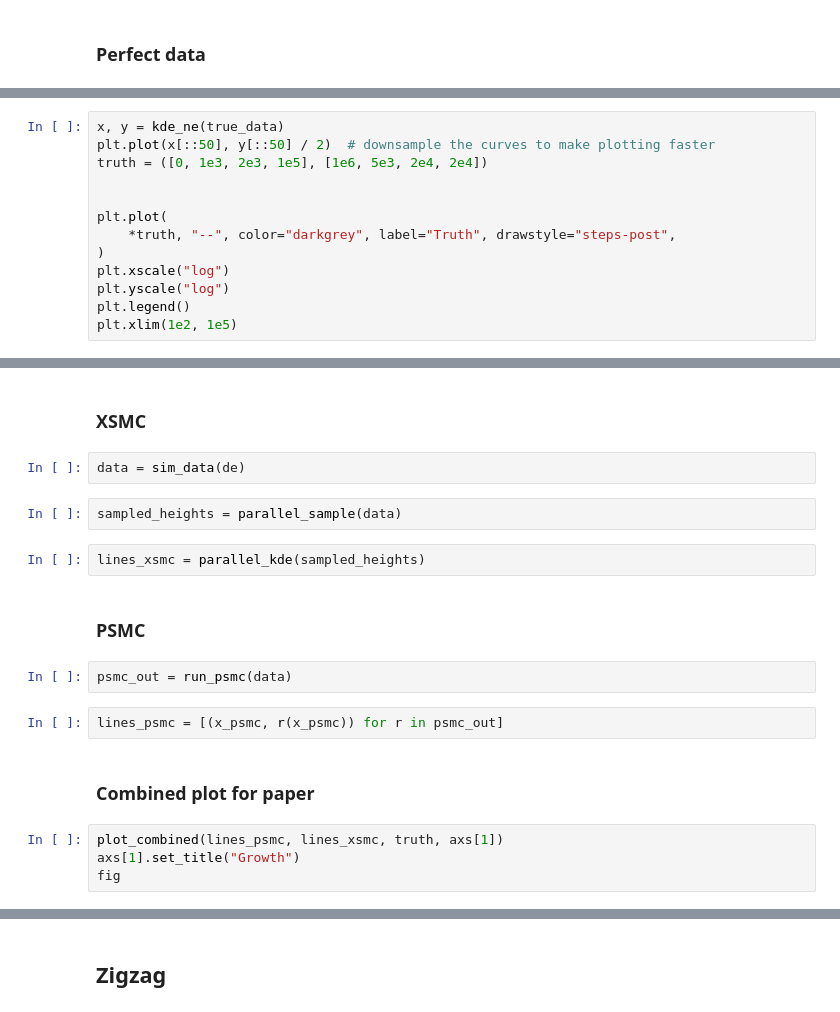
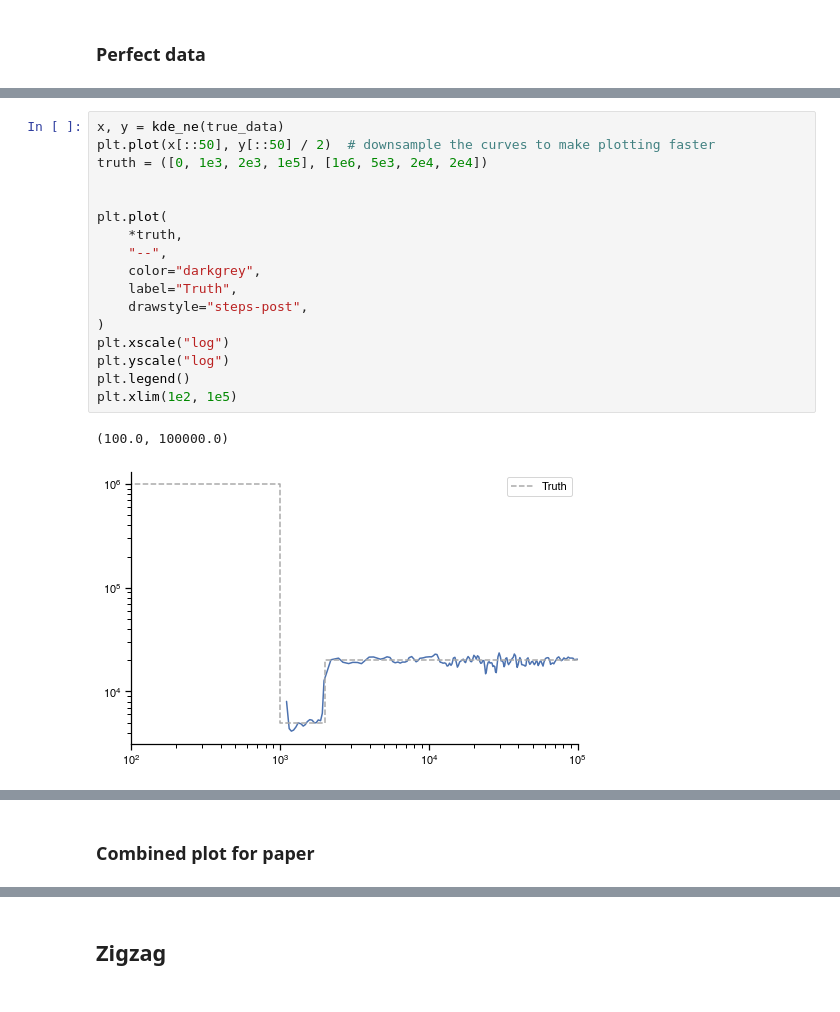
Before and after one commit to terhorst/xsmc, a Jupyter notebook: docsrc/source/paper/psmc.ipynb, the cells around one changed output, grey strips where cells are left out. Saved outputs shown, nothing was run; the diff lists cells and outputs as text.

```diff
--- a/docsrc/source/paper/psmc.ipynb
+++ b/docsrc/source/paper/psmc.ipynb
@@ -290,13 +195,20 @@ true_data = np.array(
 # %%
 x, y = kde_ne(true_data)
 plt.plot(x[::50], y[::50] / 2)  # downsample the curves to make plotting faster
 truth = ([0, 1e3, 2e3, 1e5], [1e6, 5e3, 2e4, 2e4])
 
 
 plt.plot(
-    *truth, "--", color="darkgrey", label="Truth", drawstyle="steps-post",
+    *truth,
+    "--",
+    color="darkgrey",
+    label="Truth",
+    drawstyle="steps-post",
 )
 plt.xscale("log")
 plt.yscale("log")
 plt.legend()
 plt.xlim(1e2, 1e5)
+# %% [output]
+(100.0, 100000.0)
+[figure, added]
@@ -303,20 +216,2 @@ plt.xlim(1e2, 1e5)
-# %% [markdown]
-### XSMC
-# %%
-data = sim_data(de)
-# %%
-sampled_heights = parallel_sample(data)
-# %%
-lines_xsmc = parallel_kde(sampled_heights)
-# %% [markdown]
-### PSMC
-# %%
-psmc_out = run_psmc(data)
-# %%
-lines_psmc = [(x_psmc, r(x_psmc)) for r in psmc_out]
 # %% [markdown]
 ### Combined plot for paper
-# %%
-plot_combined(lines_psmc, lines_xsmc, truth, axs[1])
-axs[1].set_title("Growth")
-fig
```
Also changed, not shown: parts of 48 cells of this notebook, 2 other files.
